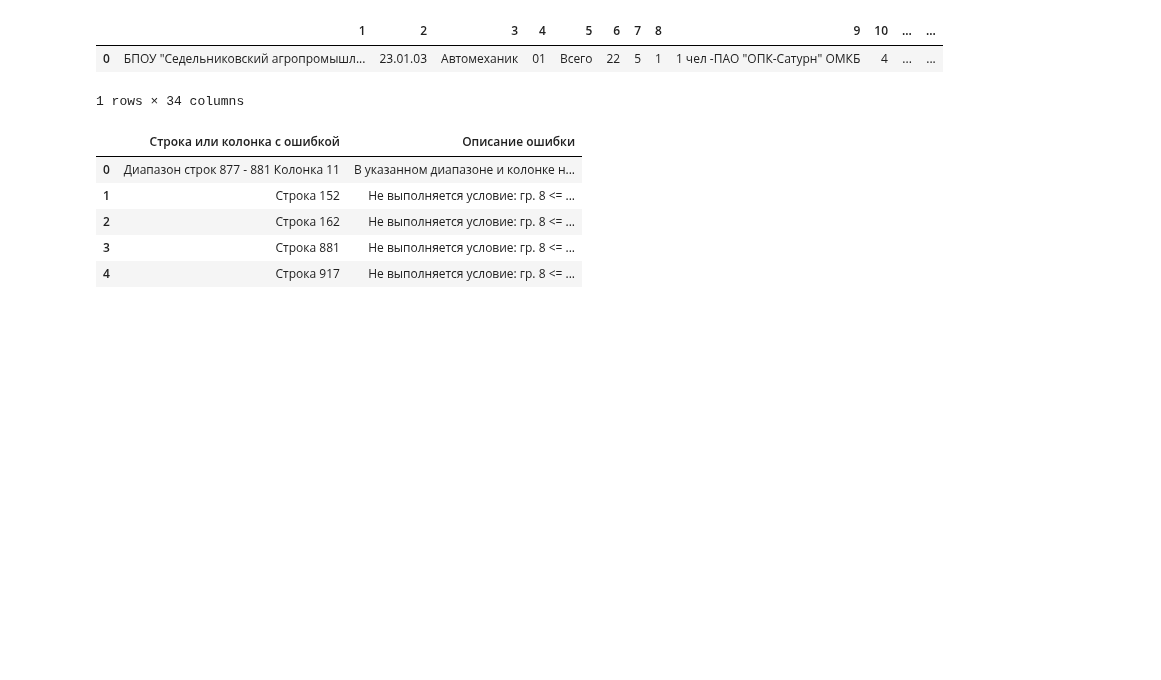
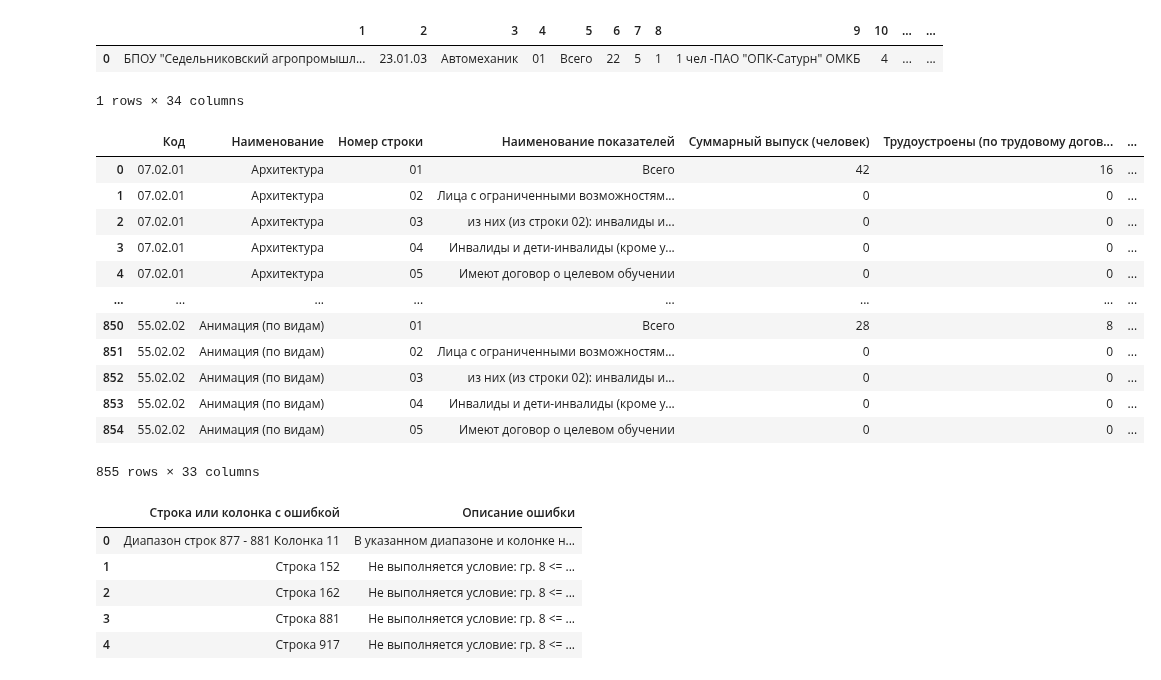
Before and after one commit to t0r1n88/Dodger_2023, a Jupyter notebook: omsk_prepare_df.ipynb, the cells around one changed output. Saved outputs shown, nothing was run; the diff lists cells and outputs as text; code cells hidden in the pictures; blank space fills up the shorter version.

```diff
--- a/omsk_prepare_df.ipynb
+++ b/omsk_prepare_df.ipynb
@@ -334,0 +292,16 @@ wb.save(f'{path_to_end_folder}/ОШИБКИ от {current_time}.xlsx')
+# %%
+df
+# %% [output]
+|  | Код | Наименование | Номер строки | Наименование показателей | Суммарный выпуск (человек) | Трудоустроены (по трудовому догов... | ... |
+| 0 | 07.02.01 | Архитектура | 01 | Всего | 42 | 16 | ... |
+| 1 | 07.02.01 | Архитектура | 02 | Лица с ограниченными возможностям... | 0 | 0 | ... |
+| 2 | 07.02.01 | Архитектура | 03 | из них (из строки 02): инвалиды и... | 0 | 0 | ... |
+| 3 | 07.02.01 | Архитектура | 04 | Инвалиды и дети-инвалиды (кроме у... | 0 | 0 | ... |
+| 4 | 07.02.01 | Архитектура | 05 | Имеют договор о целевом обучении | 0 | 0 | ... |
+| ... | ... | ... | ... | ... | ... | ... | ... |
+| 850 | 55.02.02 | Анимация (по видам) | 01 | Всего | 28 | 8 | ... |
+| 851 | 55.02.02 | Анимация (по видам) | 02 | Лица с ограниченными возможностям... | 0 | 0 | ... |
+| 852 | 55.02.02 | Анимация (по видам) | 03 | из них (из строки 02): инвалиды и... | 0 | 0 | ... |
+| 853 | 55.02.02 | Анимация (по видам) | 04 | Инвалиды и дети-инвалиды (кроме у... | 0 | 0 | ... |
+| 854 | 55.02.02 | Анимация (по видам) | 05 | Имеют договор о целевом обучении | 0 | 0 | ... |
+855 rows × 33 columns
```
Also changed, not shown: parts of 18 cells of this notebook, 1 other file.
